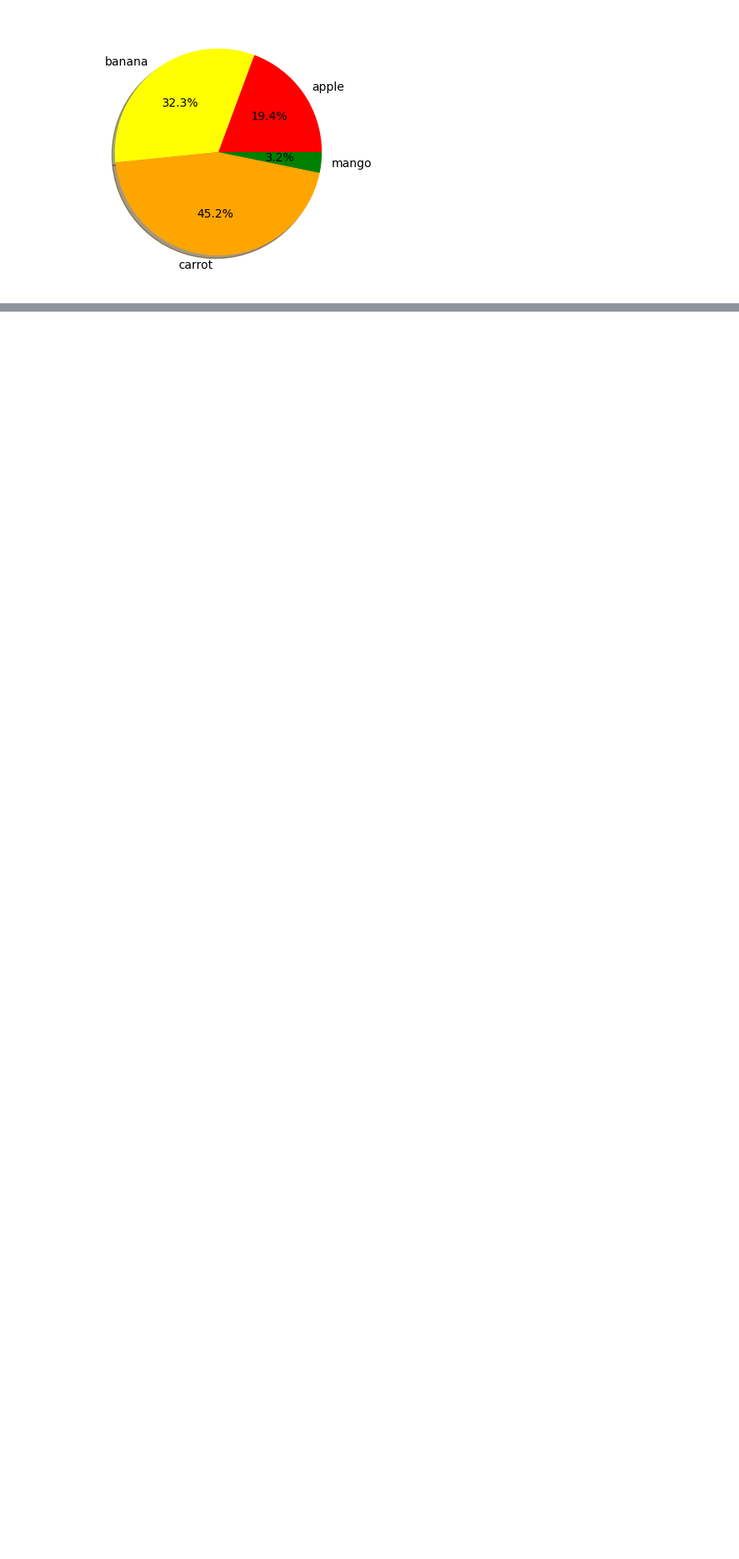
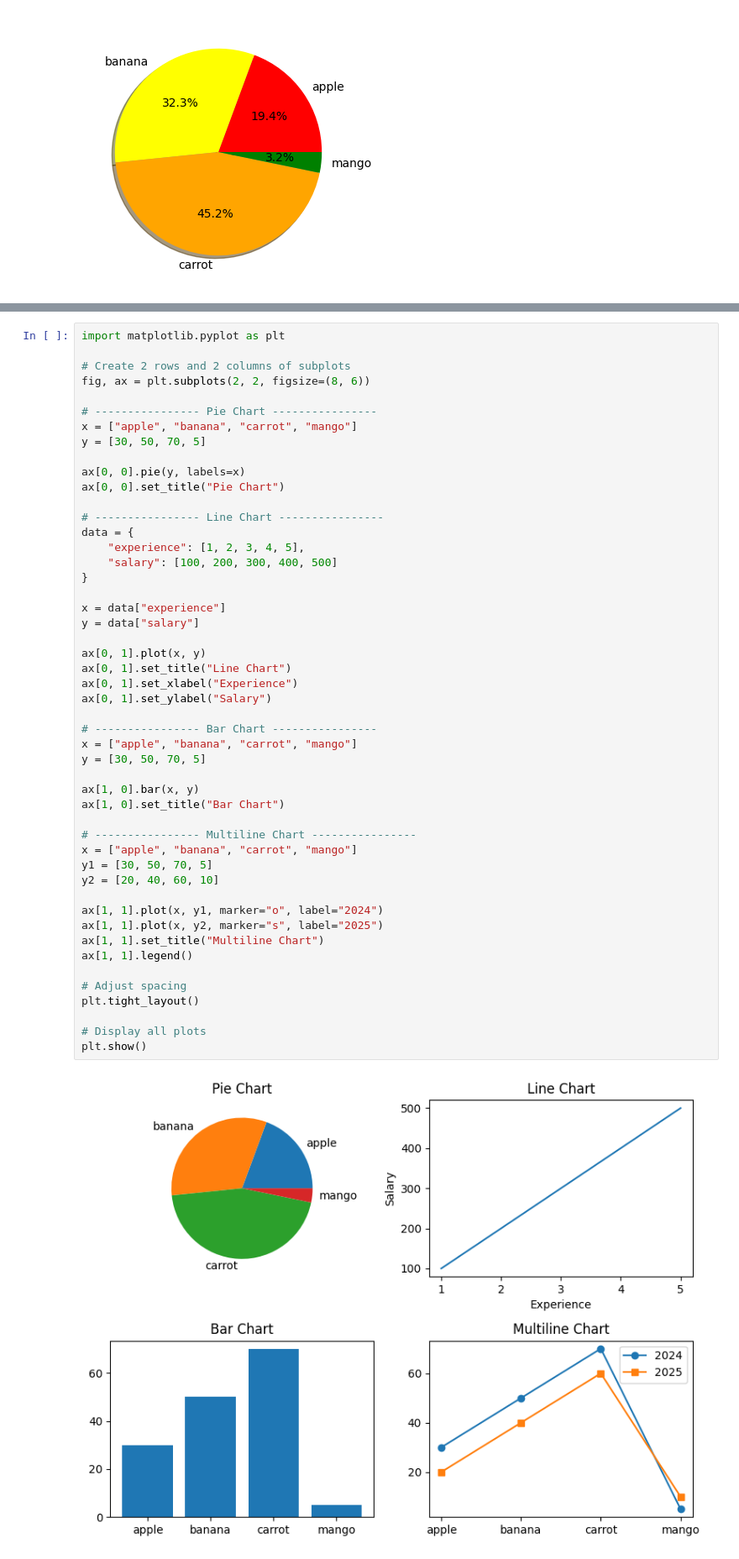
Before and after one commit to sameerk7552/Python_ML_AWS, a Jupyter notebook: Day12.ipynb, the cells around one changed output, grey strips where cells are left out. Shown at 84% size. Cells and saved outputs as stored; diff of their text form; blank space fills up the shorter version.

```diff
--- a/Day12.ipynb
+++ b/Day12.ipynb
@@ -174,3 +174,54 @@ plt.tight_layout()
 plt.show()
 # %% [output]
 [figure]
+# %%
+import matplotlib.pyplot as plt
+
+# Create 2 rows and 2 columns of subplots
+fig, ax = plt.subplots(2, 2, figsize=(8, 6))
+
+# ---------------- Pie Chart ----------------
+x = ["apple", "banana", "carrot", "mango"]
+y = [30, 50, 70, 5]
+
+ax[0, 0].pie(y, labels=x)
+ax[0, 0].set_title("Pie Chart")
+
+# ---------------- Line Chart ----------------
+data = {
+    "experience": [1, 2, 3, 4, 5],
+    "salary": [100, 200, 300, 400, 500]
+}
+
+x = data["experience"]
+y = data["salary"]
+
+ax[0, 1].plot(x, y)
+ax[0, 1].set_title("Line Chart")
+ax[0, 1].set_xlabel("Experience")
+ax[0, 1].set_ylabel("Salary")
+
+# ---------------- Bar Chart ----------------
+x = ["apple", "banana", "carrot", "mango"]
+y = [30, 50, 70, 5]
+
+ax[1, 0].bar(x, y)
+ax[1, 0].set_title("Bar Chart")
+
+# ---------------- Multiline Chart ----------------
+x = ["apple", "banana", "carrot", "mango"]
+y1 = [30, 50, 70, 5]
+y2 = [20, 40, 60, 10]
+
+ax[1, 1].plot(x, y1, marker="o", label="2024")
+ax[1, 1].plot(x, y2, marker="s", label="2025")
+ax[1, 1].set_title("Multiline Chart")
+ax[1, 1].legend()
+
+# Adjust spacing
+plt.tight_layout()
+
+# Display all plots
+plt.show()
+# %% [output]
+[figure, added]
```
